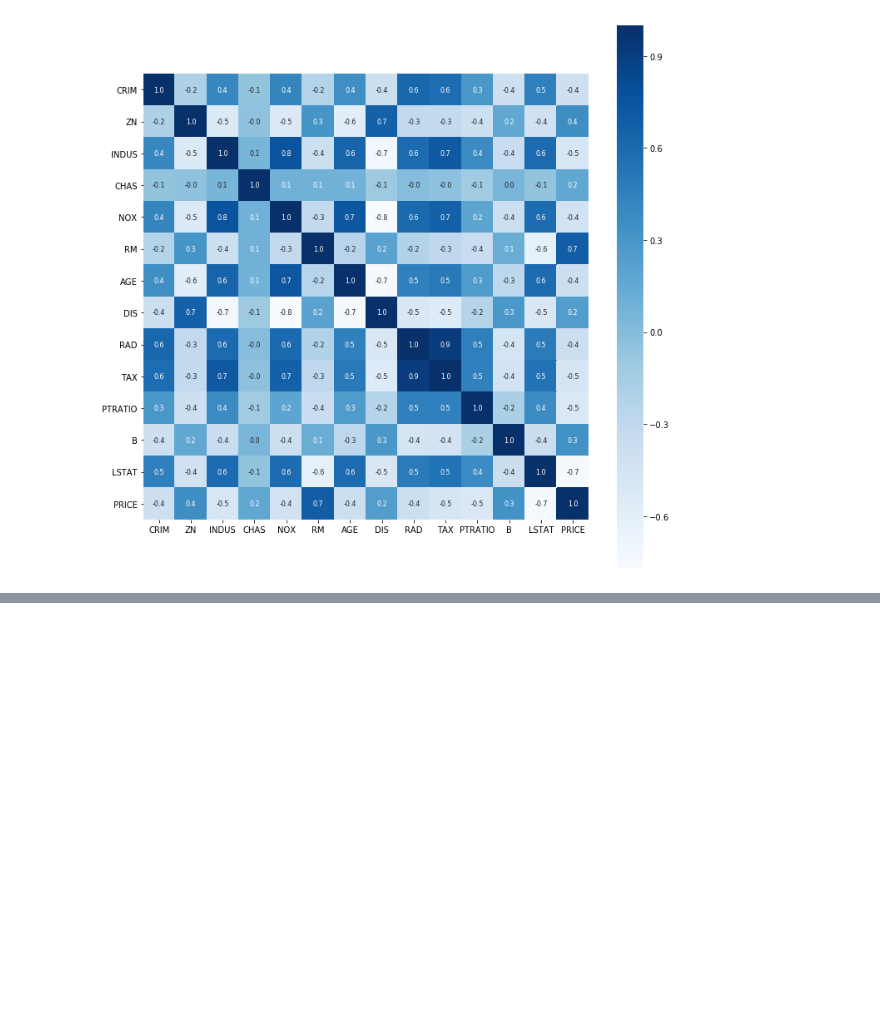
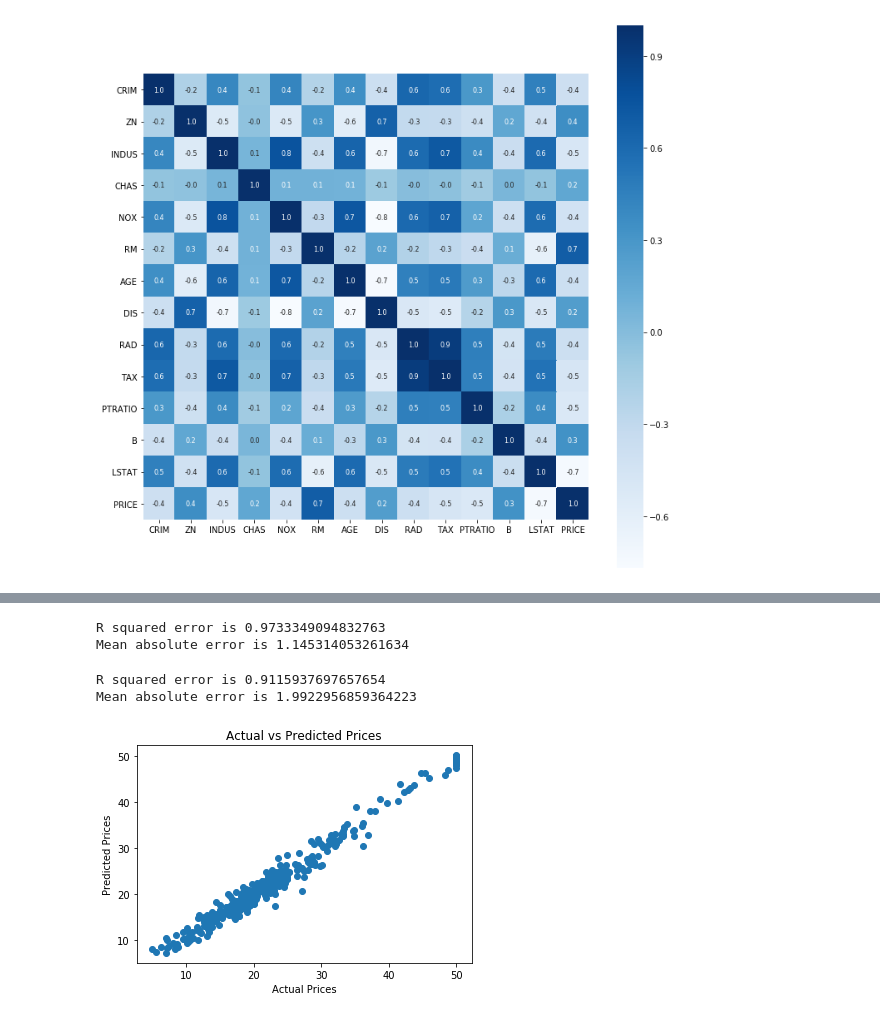
Before and after one commit to BibekRai44/basic-ml-project, a Jupyter notebook: the-boston-housing-dataset.ipynb, the cells around one changed output, grey strips where cells are left out. Cells and saved outputs as stored; diff of their text form; code cells hidden in the pictures; blank space fills up the shorter version.

Commit message:
model prediction

```diff
--- a/the-boston-housing-dataset.ipynb
+++ b/the-boston-housing-dataset.ipynb
@@ -64,0 +108,2 @@ sns.heatmap(correlation,cbar=True,square=True,fmt='.1f',annot=True,annot_kws={'s
+# %%
+X_train,X_test,Y_train,Y_test = train_test_split(X,Y,test_size=0.2,random_state=2)
@@ -64,0 +114,4 @@ sns.heatmap(correlation,cbar=True,square=True,fmt='.1f',annot=True,annot_kws={'s
+# %%
+model=XGBRegressor()
+# %%
+model.fit(X_train,Y_train)
@@ -64,0 +125,2 @@ sns.heatmap(correlation,cbar=True,square=True,fmt='.1f',annot=True,annot_kws={'s
+# %%
+model_prediction = model.predict(X_train)
@@ -64,0 +147,10 @@ sns.heatmap(correlation,cbar=True,square=True,fmt='.1f',annot=True,annot_kws={'s
+# %%
+score1 = metrics.r2_score(Y_train,model_prediction)
+
+score2 = metrics.mean_absolute_error(Y_train,model_prediction)
+
+print("R squared error is",score1)
+print("Mean absolute error is",score2)
+# %% [output]
+R squared error is 0.9733349094832763
+Mean absolute error is 1.145314053261634
@@ -64,0 +159,18 @@ sns.heatmap(correlation,cbar=True,square=True,fmt='.1f',annot=True,annot_kws={'s
+# %%
+score1 = metrics.r2_score(Y_test,model_prediction2)
+
+score2 = metrics.mean_absolute_error(Y_test,model_prediction2)
+
+print("R squared error is",score1)
+print("Mean absolute error is",score2)
+# %% [output]
+R squared error is 0.9115937697657654
+Mean absolute error is 1.9922956859364223
+# %%
+plt.scatter(Y_train,model_prediction)
+plt.xlabel("Actual Prices")
+plt.ylabel("Predicted Prices")
+plt.title("Actual vs Predicted Prices")
+plt.show()
+# %% [output]
+[figure, added]
```
Also changed, not shown: parts of 7 cells of this notebook.
